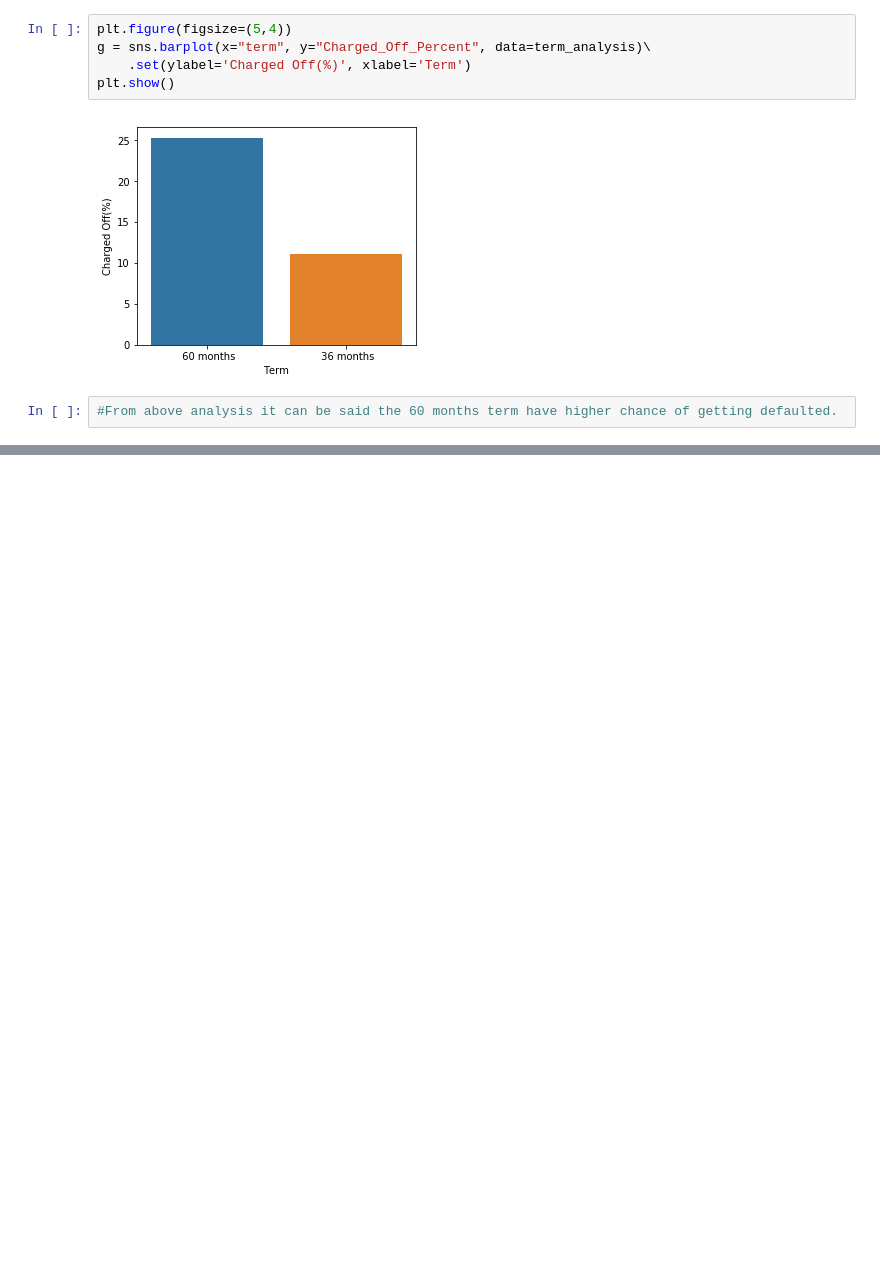
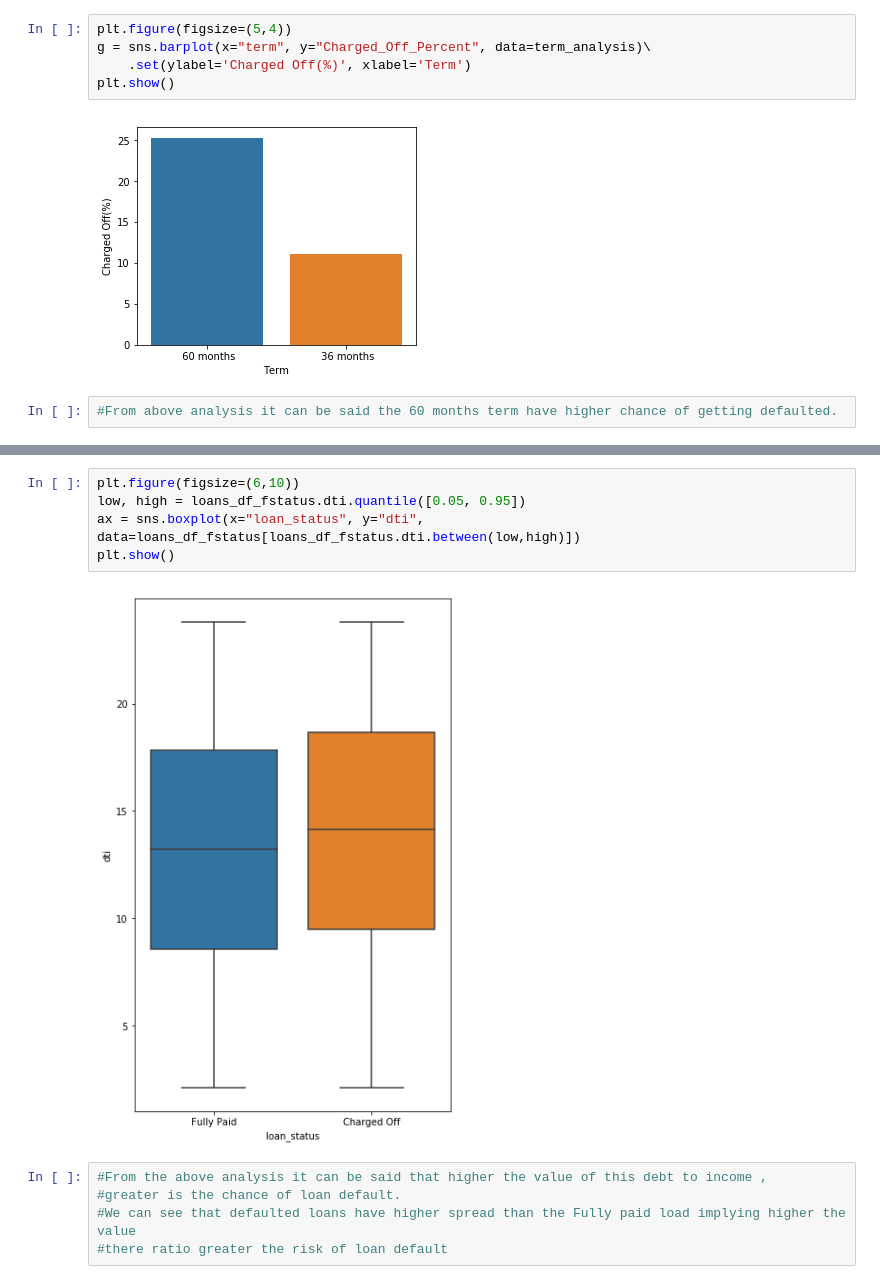
Before and after one commit to brijesh1100/P2-Gramener-Case-Study, a Jupyter notebook: Module 7 EDA Project-nilanjan.ipynb, the cells around one changed output, grey strips where cells are left out. Saved outputs shown, nothing was run; the diff lists cells and outputs as text; blank space fills up the shorter version.

```diff
--- a/Module 7 EDA Project-nilanjan.ipynb
+++ b/Module 7 EDA Project-nilanjan.ipynb
@@ -644,0 +690,12 @@ plt.show()
+# %%
+plt.figure(figsize=(6,10))
+low, high = loans_df_fstatus.dti.quantile([0.05, 0.95])
+ax = sns.boxplot(x="loan_status", y="dti", data=loans_df_fstatus[loans_df_fstatus.dti.between(low,high)])
+plt.show()
+# %% [output]
+[figure, added]
+# %%
+#From the above analysis it can be said that higher the value of this debt to income ,
+#greater is the chance of loan default.
+#We can see that defaulted loans have higher spread than the Fully paid load implying higher the value
+#there ratio greater the risk of loan default
```
Also changed, not shown: parts of 13 cells of this notebook.
